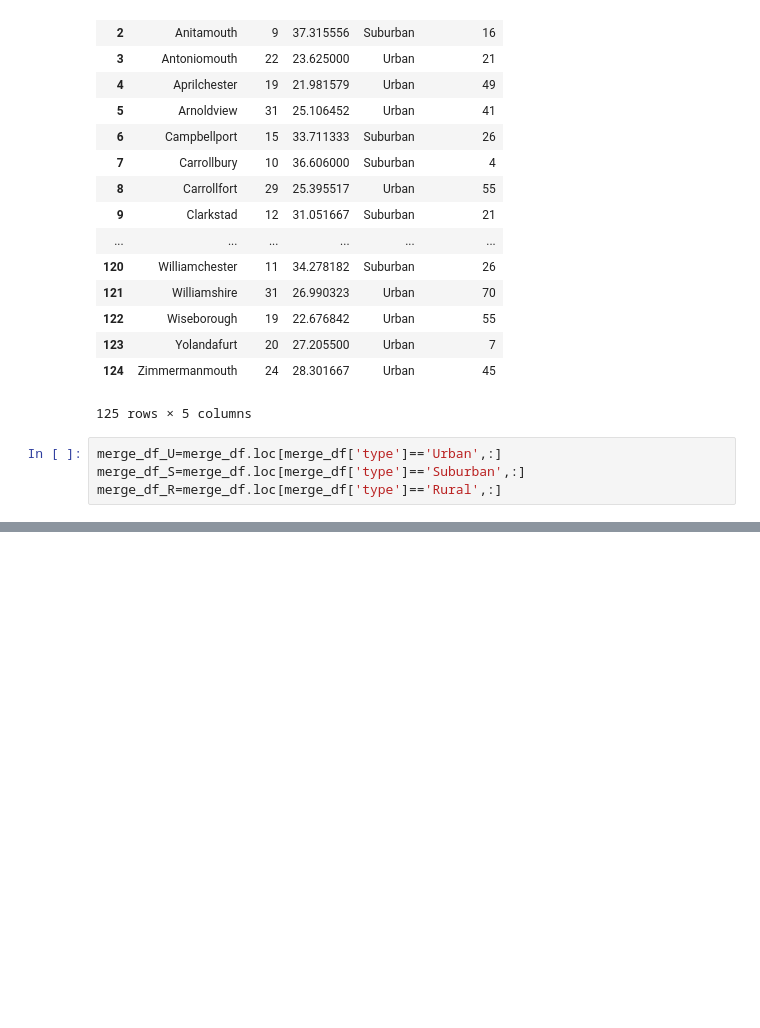
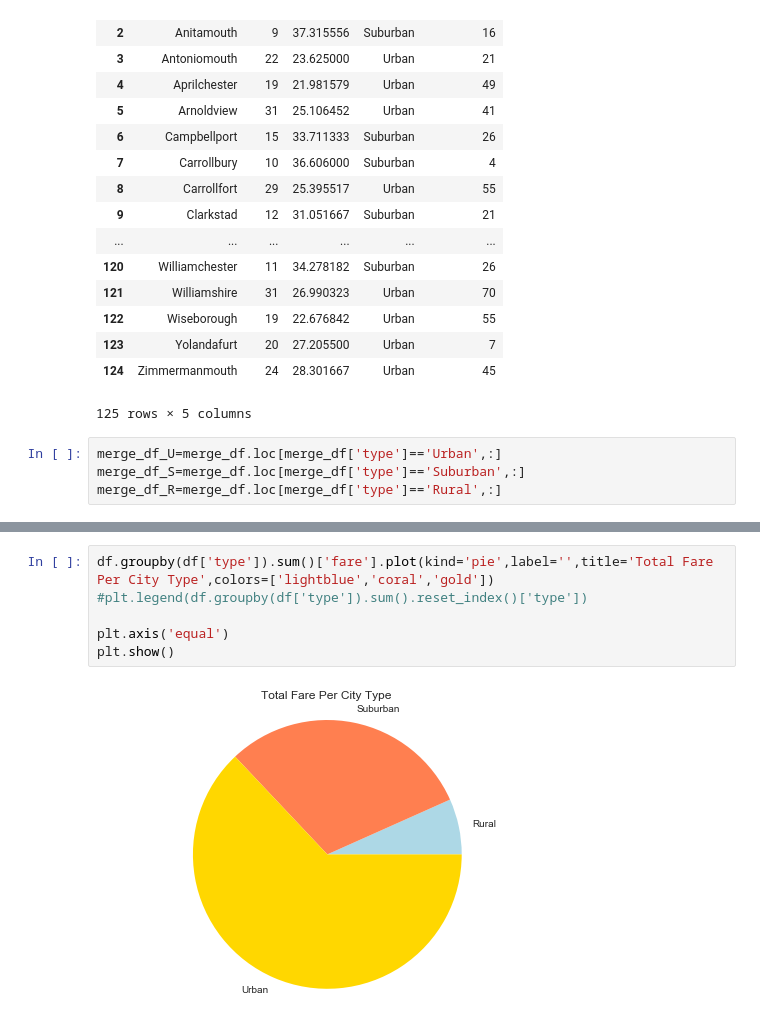
Before and after one commit to lukepharr/dataHW, a Jupyter notebook: HW5/pyber.ipynb, the cells around one changed output, grey strips where cells are left out. Drawn from its saved outputs; the diff is of its cells as text; blank space fills up the shorter version.

Commit message:
all graphs present

```diff
--- a/HW5/pyber.ipynb
+++ b/HW5/pyber.ipynb
@@ -70 +71,9 @@ plt.show()
 [figure]
+# %%
+df.groupby(df['type']).sum()['fare'].plot(kind='pie',label='',title='Total Fare Per City Type',colors=['lightblue','coral','gold'])
+#plt.legend(df.groupby(df['type']).sum().reset_index()['type'])
+
+plt.axis('equal')
+plt.show()
+# %% [output]
+[figure, added]
```
Also changed, not shown: parts of 4 cells of this notebook.
